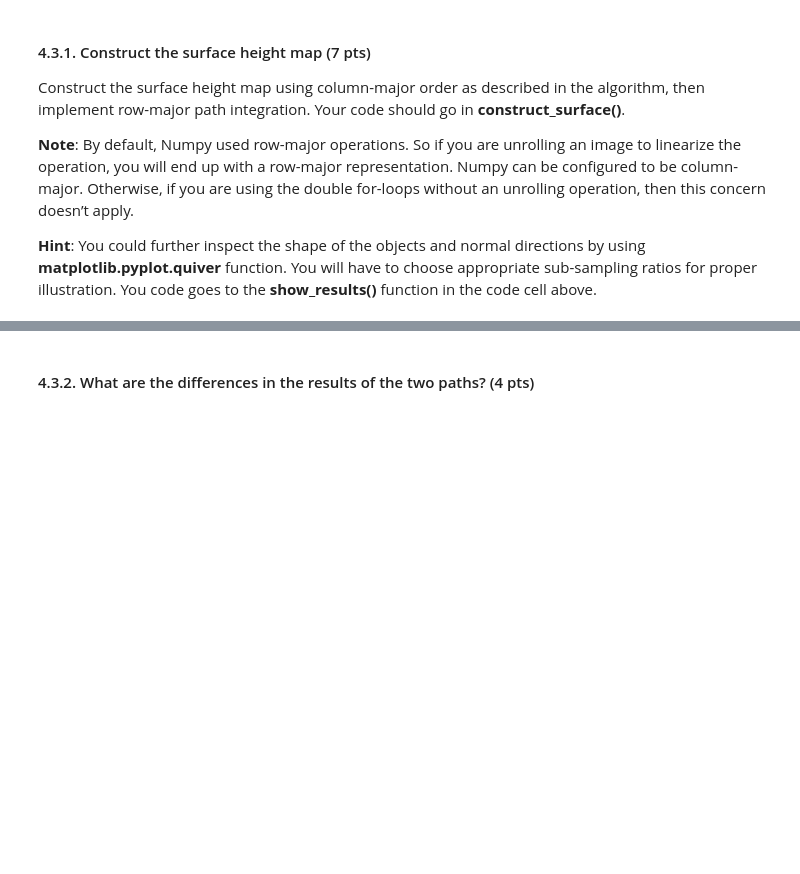
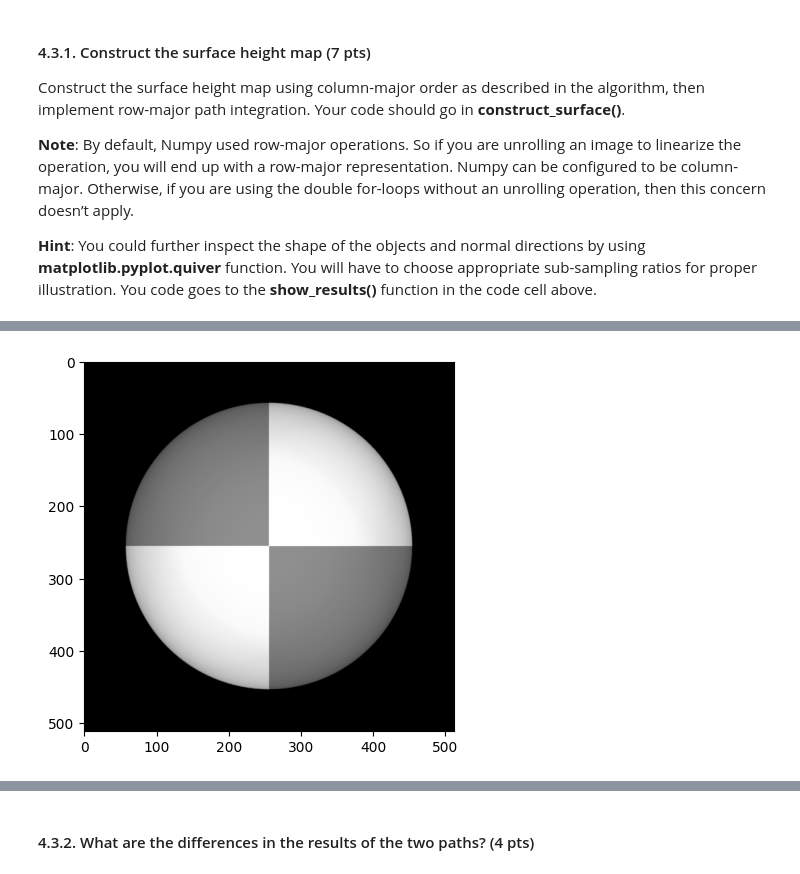
Before and after one commit to dqmis/ai-course, a Jupyter notebook: CV1_Lab1_Students.ipynb, the cells around one changed output, grey strips where cells are left out. Drawn from its saved outputs; the diff is of its cells as text; code cells hidden in the pictures; blank space fills up the shorter version.

```diff
--- a/CV1_Lab1_Students.ipynb
+++ b/CV1_Lab1_Students.ipynb
@@ -503,7 +505,7 @@ An answer box can be found below the code cells.
 # %%
 # Helper functions to load the synthetic images
 
-def load_syn_images(image_dir='./lab1_images/photometrics_images/SphereGray5/', channel=0):
+def load_syn_images(image_dir='./lab1_images/photometrics_images/SphereGray25/', channel=0):
     files = os.listdir(image_dir)
     nfiles = len(files)
 
@@ -689,6 +717,10 @@ def check_integrability(normals):
     # p measures value of df / dx
     # q measures value of df / dy
 
+    # p : df/dx
+    p = normals[:, :, 0] / (normals[:, :, 2] + 1e-20)
+    q = normals[:, :, 1] / (normals[:, :, 2] + 1e-20)
+
     # change nan to 0
     p[p!=p] = 0
     q[q!=q] = 0
@@ -698,6 +730,12 @@ def check_integrability(normals):
     # approximate second derivate by neighbor difference
     # and compute the Squared Errors SE of the 2 second derivatives SE
     # ================
+    for x in range(0, p.shape[0] - 1):
+        for y in range(0, p.shape[1] - 1):
+            dp = p[x, y + 1] - p[x, y]
+            dq = q[x + 1, y] - q[x, y]
+            SE[x, y] = (dp - dq)**2
+
 
     return p, q, SE
 
@@ -724,6 +764,39 @@ Construct the surface height map using column-major order as described in the al
 
 **Hint**: You could further inspect the shape of the objects and normal directions by using **matplotlib.pyplot.quiver** function. You will have to choose appropriate sub-sampling ratios for proper illustration. You code goes to the **show_results()** function in the code cell above.
 # %%
+def construct_height_map_column(p, q):
+    h, w = p.shape
+    height_map = np.zeros([h, w])
+    height_map[0, 0] = 0.0
+
+    # Construct the first column based on q values
+    for i in range(1, h):
+        height_map[i, 0] = height_map[i-1, 0] + q[i, 0]
+
+    # Construct the rest of the height_map based on p values
+    for i in range(h):
+        for j in range(1, w):
+            height_map[i, j] = height_map[i, j-1] + p[i, j]
+
+    return height_map
+
+def construct_height_map_row(p, q):
+    # Initialize the top-left corner to zero
+    h, w = p.shape
+    height_map = np.zeros([h, w])
+    height_map[0, 0] = 0.0
+
+    # Construct the first row based on p values
+    for j in range(1, w):
+        height_map[0, j] = height_map[0, j-1] + p[0, j]
+
+    # Construct the rest of the height_map based on q values
+    for j in range(w):
+        for i in range(1, h):
+            height_map[i, j] = height_map[i-1, j] + q[i, j]
+
+    return height_map
+
 def construct_surface(p, q, path_type='column'):
     '''
     Construct the surface function represented as height_map
@@ -735,39 +808,19 @@ def construct_surface(p, q, path_type='column'):
     OUTPUT:
        - height_map: the reconstructed surface
     '''
+    if path_type == 'column':
+        return construct_height_map_column(p, q)
 
-    h, w = p.shape
-    height_map = np.zeros([h, w])
-
-    if path_type=='column':
-        # ================
-        # YOUR CODE HERE
-        # ================
-        # top left corner of height_map is zero
-        # for each pixel in the left column of height_map
-        #  height_value = previous_height_value + corresponding_q_value
-
-        # for each row
-        #   for each element of the row except for leftmost
-        #       height_value = previous_height_value + corresponding_p_value
-        pass
-
-
-    elif path_type=='row':
-        # ================
-        # YOUR CODE HERE
-        # ================
-        pass
+    elif path_type == 'row':
+        return construct_height_map_row(p, q)
 
     elif path_type=='average':
-        # ================
-        # YOUR CODE HERE
-        # ================
-        pass
-
-    return height_map
+        height_map_column = construct_height_map_column(p, q)
+        height_map_row = construct_height_map_row(p, q)
+        return (height_map_column + height_map_row) / 2
 
 print('p:', p.shape, 'q:', q.shape, q.max())
-height_map = construct_surface(p, q)
+height_map = construct_surface(p, q, path_type='average')
 
-show_results(albedo, norm, height_map)
+show_results(albedo, normals, height_map, SE)
+# %% [output]
@@ -773,0 +829 @@ show_results(albedo, norm, height_map)
+[figure, added]
```
Also changed, not shown: parts of 13 cells of this notebook.
